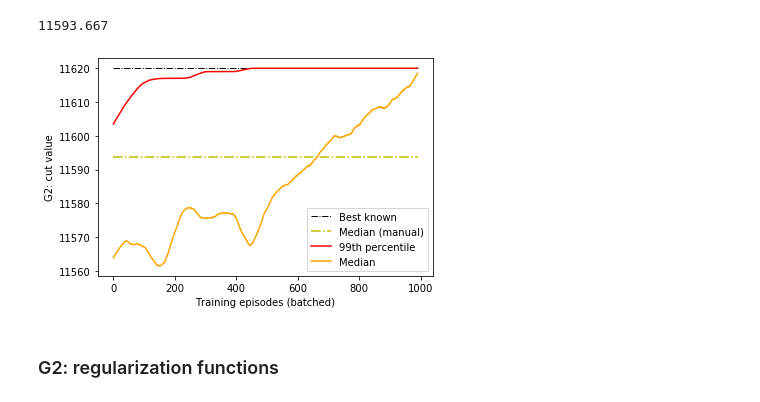
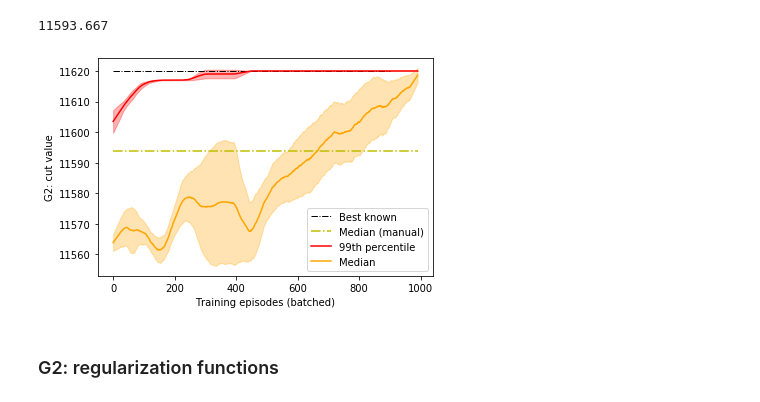
Before and after one commit to BeloborodovDS/SIMCIM-RL, a Jupyter notebook: plot.ipynb, the cells around one changed output. Saved outputs shown, nothing was run; the diff lists cells and outputs as text; code cells hidden in the pictures.

```diff
--- a/plot.ipynb
+++ b/plot.ipynb
@@ -105,7 +139,7 @@ from scipy.optimize import minimize
 import cma
 
 def make_sim_cost(g, config, batch_size, minb, maxb):
-    gr = read_gset('../data/G{}.txt'.format(g), negate=True)
+    gr = read_gset('./data/G{}.txt'.format(g), negate=True)
     sim = SIMCIM(gr, device='cuda', batch_size=batch_size, **config)
     J = torch.max(torch.sum(torch.abs(torch.tensor(gr)), 1)).item()
 
@@ -282,6 +318,8 @@ for g in range(1,11):
             #d.append(mx)
         data.append(np.hstack(d))
 
+data = np.array(data).reshape(10,3,-1,6)
+data = np.mean(data, axis=0)
 mean = np.mean(data, axis=0)
 std =  np.std(data, axis=0)
 # %%
@@ -290,13 +328,13 @@ for m,s,l,c in zip(mean.T, std.T, names, colors):
     m = savgol_filter(m, 51, 1)
     s = savgol_filter(s, 51, 1)
     plt.plot(m, c, label=': '.join(l))
-    #plt.fill_between(np.arange(m.size), m - s/10, m + s/10, color=c, alpha=0.2)
+    plt.fill_between(np.arange(m.size), m - s, m + s, color=c.strip('-'), alpha=0.3)
 plt.legend()
 #plt.ylim(0.999)
 #plt.title('Ablation study: fraction of solved instances')
 plt.ylabel('Instances solved')
 plt.xlabel('Training episodes (batched)')
 plt.tight_layout()
-plt.savefig('plots_paper/ablation.pdf')
+#plt.savefig('plots_paper/ablation_std.pdf')
 plt.show()
 # %% [output]
@@ -353,7 +391,7 @@ g = 2
 
 for seed in range(3):
     set_seed(seed)
-    gr = read_gset('../data/G{}.txt'.format(g), negate=True)
+    gr = read_gset('./data/G{}.txt'.format(g), negate=True)
     sim = SIMCIM(gr, device='cuda', batch_size=batch_size, **config)
 
     J = torch.max(torch.sum(torch.abs(torch.tensor(gr)),1)).item()
@@ -370,32 +408,40 @@ median
 # %%
 perc = []
 med = []
 graph = 2
 
 for s in [1,2,3]:
     with open('checkpoints/ppo/ref-G{}-seed{}.res'.format(graph, s)) as f:
         res = json.load(f)
     perc.append(res['train_percentiles'])
     med.append(res['train_median'])
+perc_std = np.std(perc, axis=0)
 perc = np.mean(perc, axis=0)
+med_std = np.std(med, axis=0)
 med = np.mean(med, axis=0)
 baseline = res['bls_bench'][0]
 
 plt.plot([0,900],[baseline,baseline], 'black', ls='-.', lw=1, label='Best known')
 plt.plot([0,990],[median,median], 'y', ls='-.', label='Median (manual)')
 mx = perc.ravel() + baseline
+mx_std = perc_std.ravel()
 md = med.ravel()
+md_std = med_std.ravel()
 mx = savgol_filter(mx, 51, 1)
 md = savgol_filter(md, 51, 1)
-plt.plot(mx, 'r', label='99th percentile')
+mx_std = savgol_filter(mx_std, 51, 1)
+md_std = savgol_filter(md_std, 51, 1)
+plt.plot(mx, 'r', label='99th percentile', alpha=1.0)
+plt.fill_between(np.arange(mx.size), mx - mx_std, mx + mx_std, color='r', alpha=0.3)
 plt.plot(md, 'orange', label='Median')
+plt.fill_between(np.arange(md.size), md - md_std, md + md_std, color='orange', alpha=0.3)
 plt.ylabel('G2: cut value')
 plt.xlabel('Training episodes (batched)')
 plt.legend()
 
-plt.savefig('plots_paper/median.pdf')
+#plt.savefig('plots_paper/median_std.pdf')
 # %% [output]
-[figure, old version]
+[figure, new version]
 # %% [markdown]
 ### G2: regularization functions
 # %%
```
Also changed, not shown: parts of 20 cells of this notebook.
